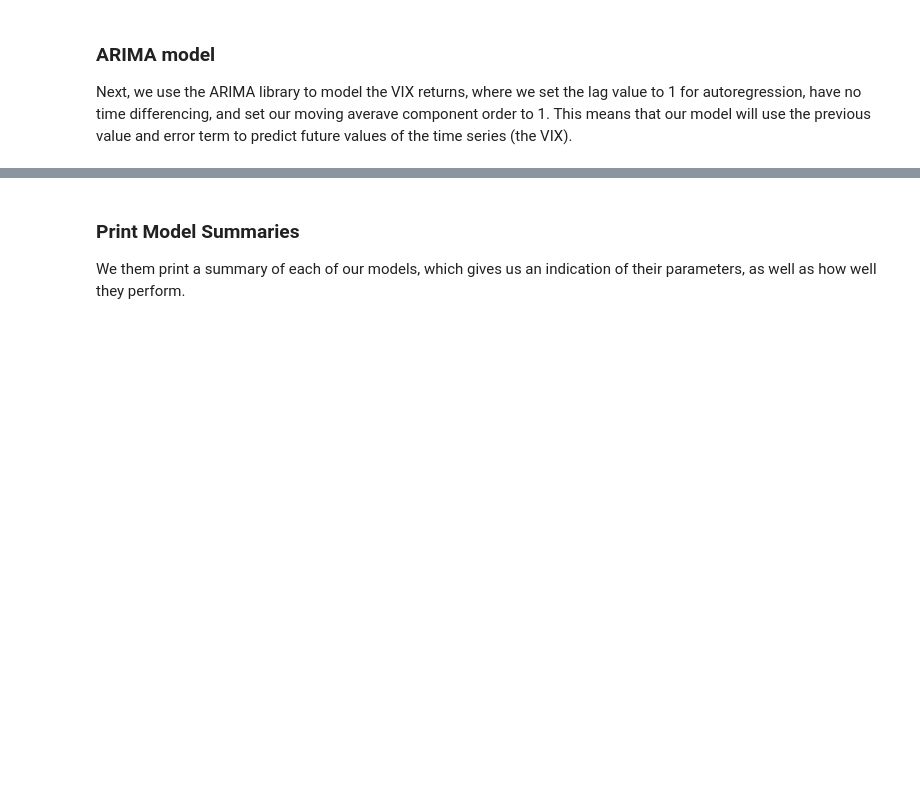
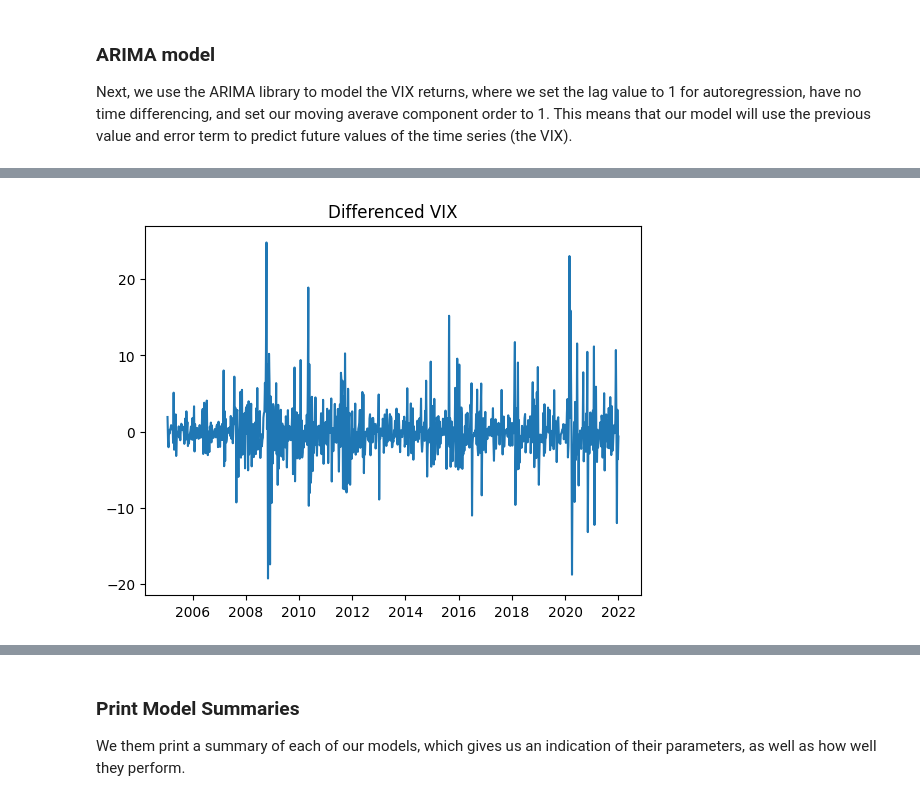
Before and after one commit to pbrowne011/vixproject, a Jupyter notebook: vix_models.ipynb, the cells around one changed output, grey strips where cells are left out. Drawn from its saved outputs; the diff is of its cells as text; code cells hidden in the pictures; blank space fills up the shorter version.

```diff
--- a/vix_models.ipynb
+++ b/vix_models.ipynb
@@ -47,0 +85,7 @@ arima_fit = arima_model.fit()
+# %%
+diff = adjclose.diff().dropna()
+plt.plot(diff)
+plt.title('Differenced VIX')
+plt.show()
+# %% [output]
+[figure, added]
```
Also changed, not shown: parts of 17 cells of this notebook.
